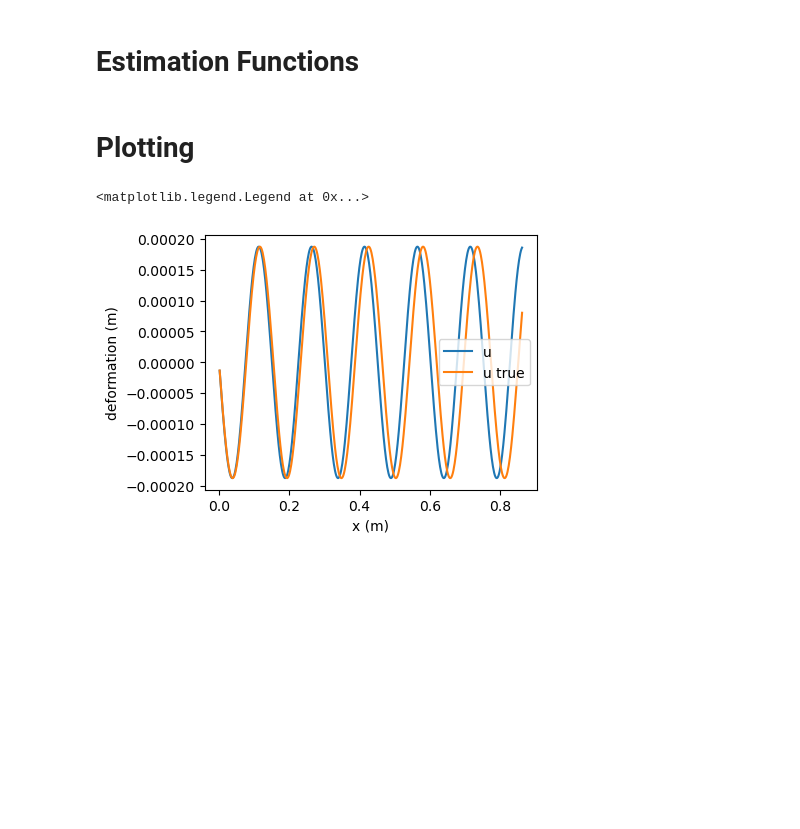
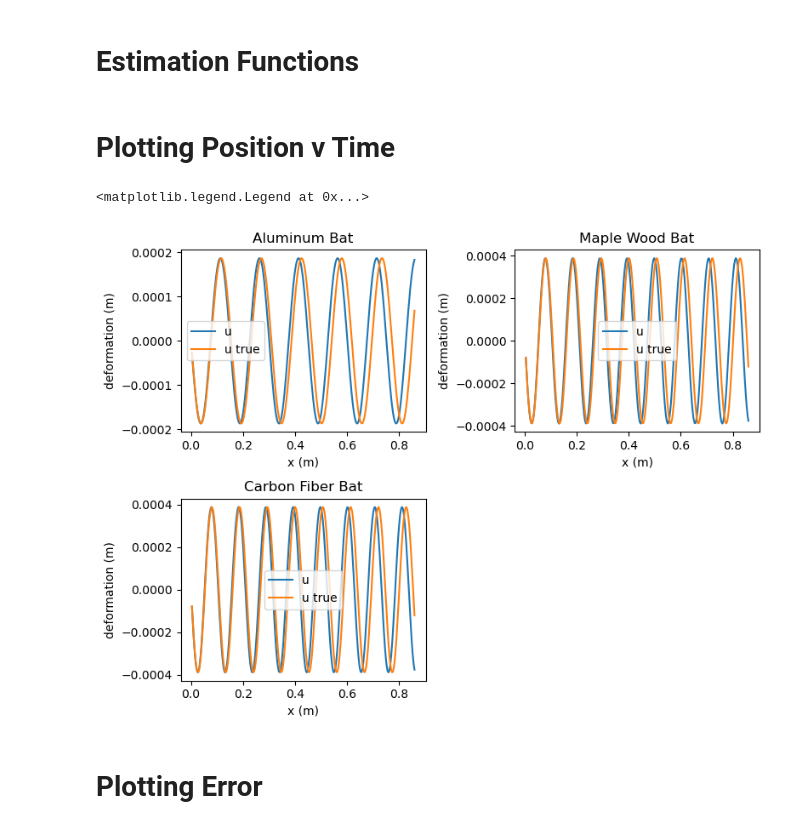
Before and after one commit to agesite2/AE320GP2, a Jupyter notebook: project2.ipynb, the cells around one changed output. Drawn from its saved outputs; the diff is of its cells as text; code cells hidden in the pictures; blank space fills up the shorter version.

Commit message:
Add files via upload
Updated with Thane's material specs. The error graphs don't have the correct trends, so I might have to go back to the drawing board

```diff
--- a/project2.ipynb
+++ b/project2.ipynb
@@ -44,7 +31,7 @@ T1 = 0
 T2 = 0.01
 a = 0
 b = l
-n = 500
+n = 250
 # %% [markdown]
 # Estimation Functions
 # %%
@@ -70,11 +63,11 @@ def A_matrix(a, b, n):
     A = (c / dx)**2 * (np.eye(n-1, k=-1) - 2*np.eye(n-1) + np.eye(n-1, k=1))
     return A
 # %%
-def ivp_trap(a, b, T1, T2, n, u_0):
+def ivp_trap(a, b, T1, T2, n, u_0, c):
     """
     Returns the approximated solution matrix using the trapezoid method
     """
-    A = A_matrix(a, b, n)
+    A = A_matrix(a, b, n, c)
     t = np.linspace(T1, T2, n+1)
     dt = t[1] - t[0]
 
@@ -98,2 +90,2 @@ def ivp_trap(a, b, T1, T2, n, u_0):
 # %% [markdown]
-# Plotting
+# Plotting Position v Time
@@ -114,13 +92,50 @@ ut = u_e(x, t)
+# %%
+x = np.linspace(a, b, n+1)[1:n]
+t = np.linspace(T1, T2, n+1)[1:n]
+
+# Aluminum
+u_0_al, c_al = u_e(0, t, E1, rho1, m1)
+u_al  = ivp_trap(a, b, T1, T2, n, u_0_al, c_al)
+ut_al, c2 = u_e(x, t, E1, rho1, m1)
+
+# Maple Wood
+u_0_wood, c_wood = u_e(0, t, E2, rho2, m2)
+u_wood = ivp_trap(a, b, T1, T2, n, u_0_wood, c_wood)
+ut_wood, c2 = u_e(x, t, E2, rho2, m2)
+
+# Carbon Fiber
+u_0_cf, c_cf = u_e(0, t, E3, rho3, m3)
+u_cf = ivp_trap(a, b, T1, T2, n, u_0_cf, c_cf)
+ut_cf, c2 = u_e(x, t, E3, rho3, m3)
 # %%
 # plots
 fig = plt.figure(figsize=(8, 6), tight_layout=True)
 
 ax1 = fig.add_subplot(221)
-ax1.plot(x, u[0], label = "u")
-ax1.plot(x, ut, label = "u true")
+ax1.plot(x, u_al[0], label = "u")
+ax1.plot(x, ut_al, label = "u true")
 plt.xlabel("x (m)")
 plt.ylabel("deformation (m)")
+plt.title("Aluminum Bat")
 plt.legend()
+
+ax1 = fig.add_subplot(222)
+ax1.plot(x, u_wood[0], label = "u")
+ax1.plot(x, ut_wood, label = "u true")
+plt.xlabel("x (m)")
+plt.ylabel("deformation (m)")
+plt.title("Maple Wood Bat")
+plt.legend()
+
+ax1 = fig.add_subplot(223)
+ax1.plot(x, u_wood[0], label = "u")
+ax1.plot(x, ut_wood, label = "u true")
+plt.xlabel("x (m)")
+plt.ylabel("deformation (m)")
+plt.title("Carbon Fiber Bat")
+plt.legend()
 # %% [output]
 <matplotlib.legend.Legend at 0x...>
-[figure, old version]
+[figure, new version]
+# %% [markdown]
+# Plotting Error
```
Also changed, not shown: parts of 11 cells of this notebook.
